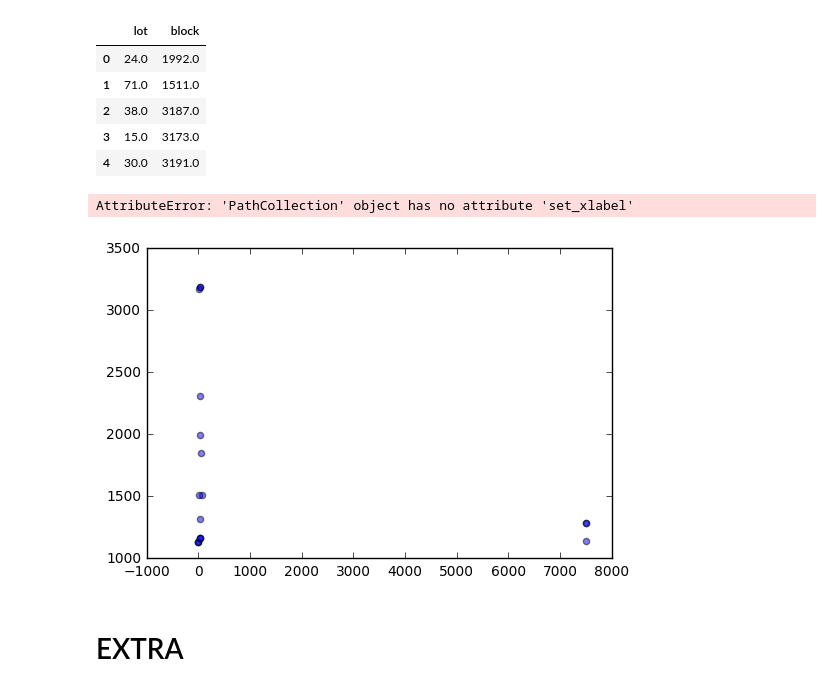
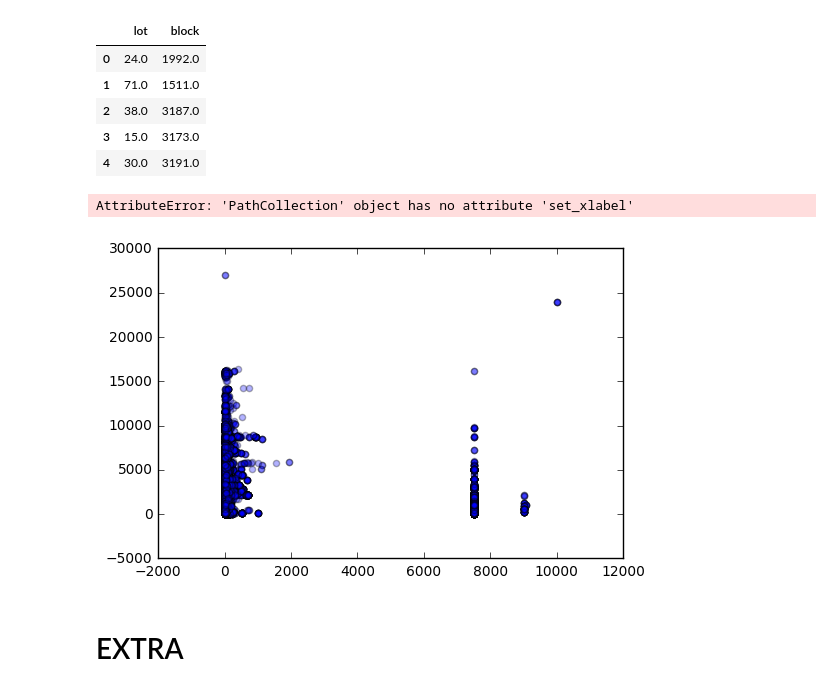
Before and after one commit to yuanviola/PUI2016_ys2808, a Jupyter notebook: HW2_ys2808/assignment3 and extra credit _ys2808.ipynb, the cells around one changed output. Drawn from its saved outputs; the diff is of its cells as text; code cells hidden in the pictures.

```diff
--- a/HW2_ys2808/assignment3 and extra credit _ys2808.ipynb
+++ b/HW2_ys2808/assignment3 and extra credit _ys2808.ipynb
@@ -10,7 +10,6 @@ path
 '/gws/open/NYCOpenData/nycopendata/data'
 # %%
 data=pd.read_csv(path + '/dvm6-udsa/1473437627/dvm6-udsa.csv')
-data=data.head(30)
 # %%
 column=['Violation Location (Lot No.)','Violation Location (Block No.)']
 newdata = pd.DataFrame(data, columns = column)
@@ -31,12 +30,12 @@ newdata_noNa.head()
 | 3 | 15.0 | 3173.0 |
 | 4 | 30.0 | 3191.0 |
 # %%
-plot=plt.scatter(newdata_noNa.lot,newdata_noNa.block,alpha=0.5)
+plot=plt.scatter(newdata_noNa.lot,newdata_noNa.block,alpha=0.3)
 plot.set_xlabel('lot')
 plot.set_ylabel('Block')
 # %% [output]
 AttributeError: 'PathCollection' object has no attribute 'set_xlabel'
-[figure, old version]
+[figure, new version]
 # %% [markdown]
 # EXTRA
 # %%
```
Also changed, not shown: parts of 1 cell of this notebook, 1 other file.
